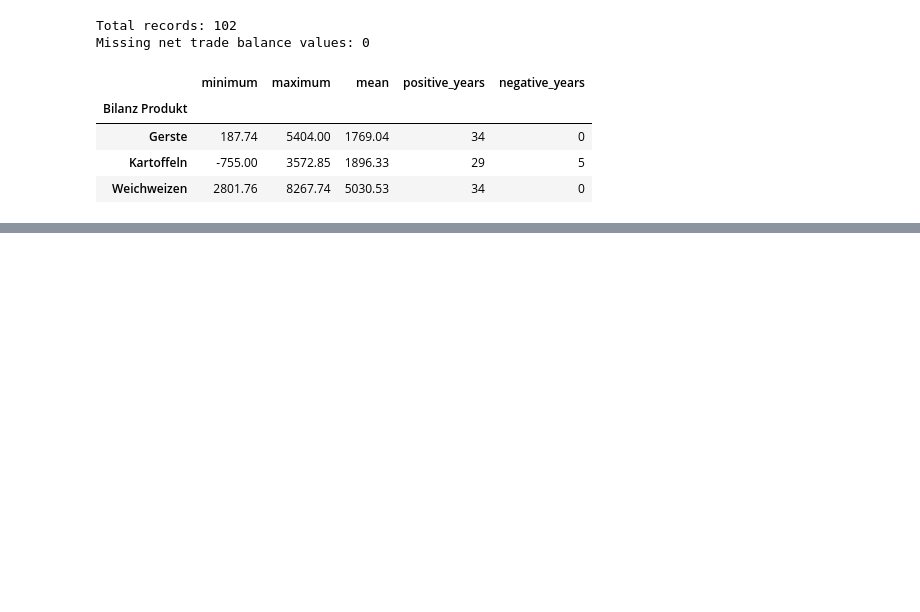
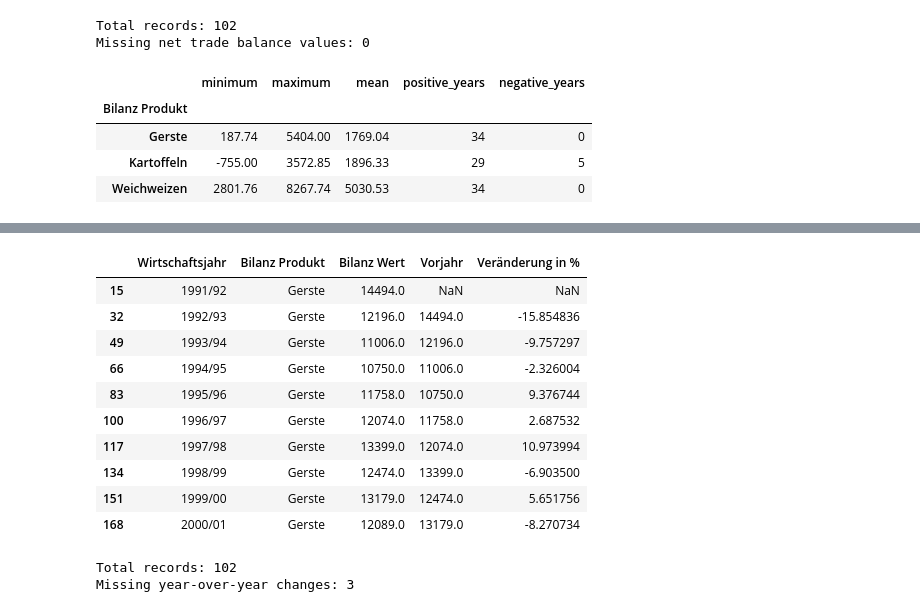
Before and after one commit to verveat/Agriculture_Crisis_Resilience, a Jupyter notebook: notebooks/01_ble_supply_balance_all_products.ipynb, the cells around one changed output, grey strips where cells are left out. Saved outputs shown, nothing was run; the diff lists cells and outputs as text; code cells hidden in the pictures; blank space fills up the shorter version.

Commit message:
Add Clean BLE supply balance data and calculate additional indicators

```diff
--- a/notebooks/01_ble_supply_balance_all_products.ipynb
+++ b/notebooks/01_ble_supply_balance_all_products.ipynb
@@ -1467,0 +1526,56 @@ Missing net trade balance values: 0
+# %%
+# Calculate year-over-year changes in usable production
+
+# Sort records by product and financial year
+production_change = production_check.sort_values(
+    ["Bilanz Produkt", "Wirtschaftsjahr"]
+).copy()
+
+# Calculate the previous year's usable production
+production_change["Vorjahr"] = (
+    production_change.groupby("Bilanz Produkt")["Bilanz Wert"]
+    .shift(1)
+)
+
+# Calculate the percentage change compared with the previous year
+production_change["Veränderung in %"] = (
+    (
+        production_change["Bilanz Wert"]
+        - production_change["Vorjahr"]
+    )
+    / production_change["Vorjahr"]
+    * 100
+)
+
+# Select the columns needed for the analysis
+production_change = production_change[
+    [
+        "Wirtschaftsjahr",
+        "Bilanz Produkt",
+        "Bilanz Wert",
+        "Vorjahr",
+        "Veränderung in %",
+    ]
+].copy()
+
+display(production_change.head(10))
+
+print("Total records:", len(production_change))
+print(
+    "Missing year-over-year changes:",
+    production_change["Veränderung in %"].isna().sum()
+)
+# %% [output]
+|  | Wirtschaftsjahr | Bilanz Produkt | Bilanz Wert | Vorjahr | Veränderung in % |
+| 15 | 1991/92 | Gerste | 14494.0 | NaN | NaN |
+| 32 | 1992/93 | Gerste | 12196.0 | 14494.0 | -15.854836 |
+| 49 | 1993/94 | Gerste | 11006.0 | 12196.0 | -9.757297 |
+| 66 | 1994/95 | Gerste | 10750.0 | 11006.0 | -2.326004 |
+| 83 | 1995/96 | Gerste | 11758.0 | 10750.0 | 9.376744 |
+| 100 | 1996/97 | Gerste | 12074.0 | 11758.0 | 2.687532 |
+| 117 | 1997/98 | Gerste | 13399.0 | 12074.0 | 10.973994 |
+| 134 | 1998/99 | Gerste | 12474.0 | 13399.0 | -6.903500 |
+| 151 | 1999/00 | Gerste | 13179.0 | 12474.0 | 5.651756 |
+| 168 | 2000/01 | Gerste | 12089.0 | 13179.0 | -8.270734 |
+Total records: 102
+Missing year-over-year changes: 3
```
Also changed, not shown: parts of 16 cells of this notebook, 1 other file.
